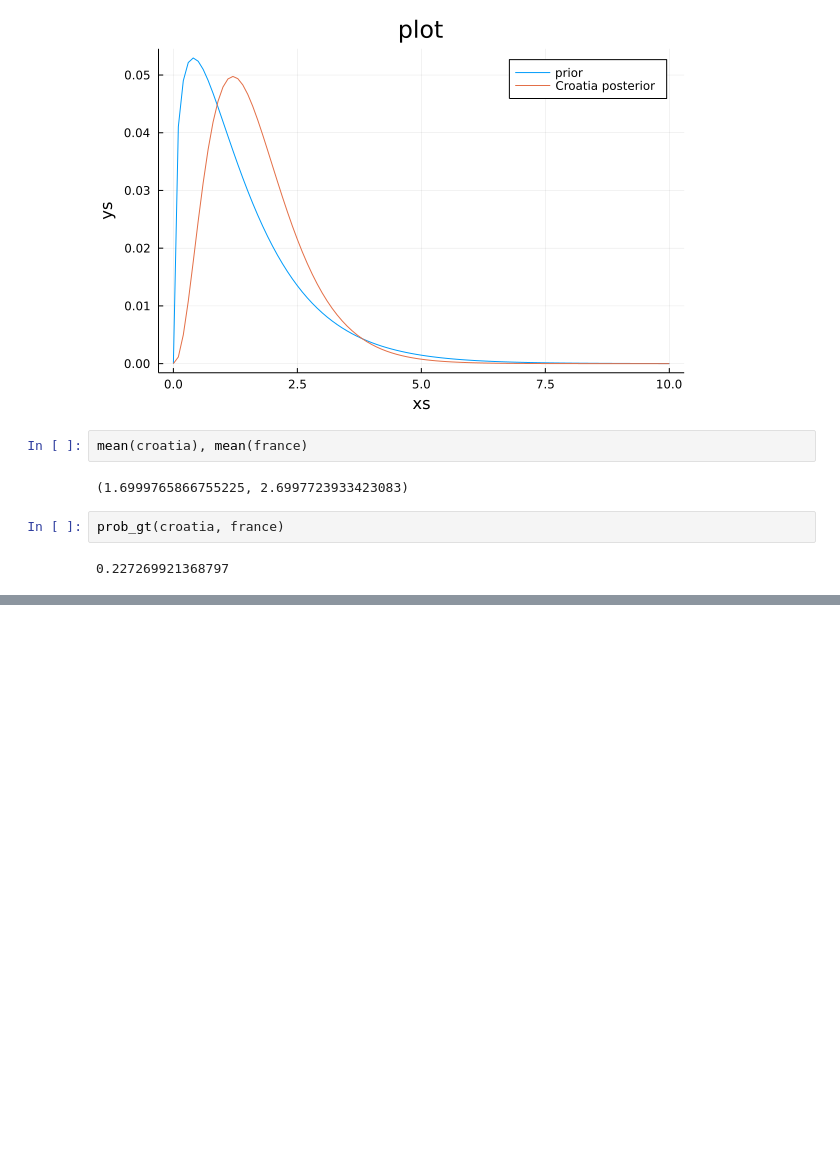
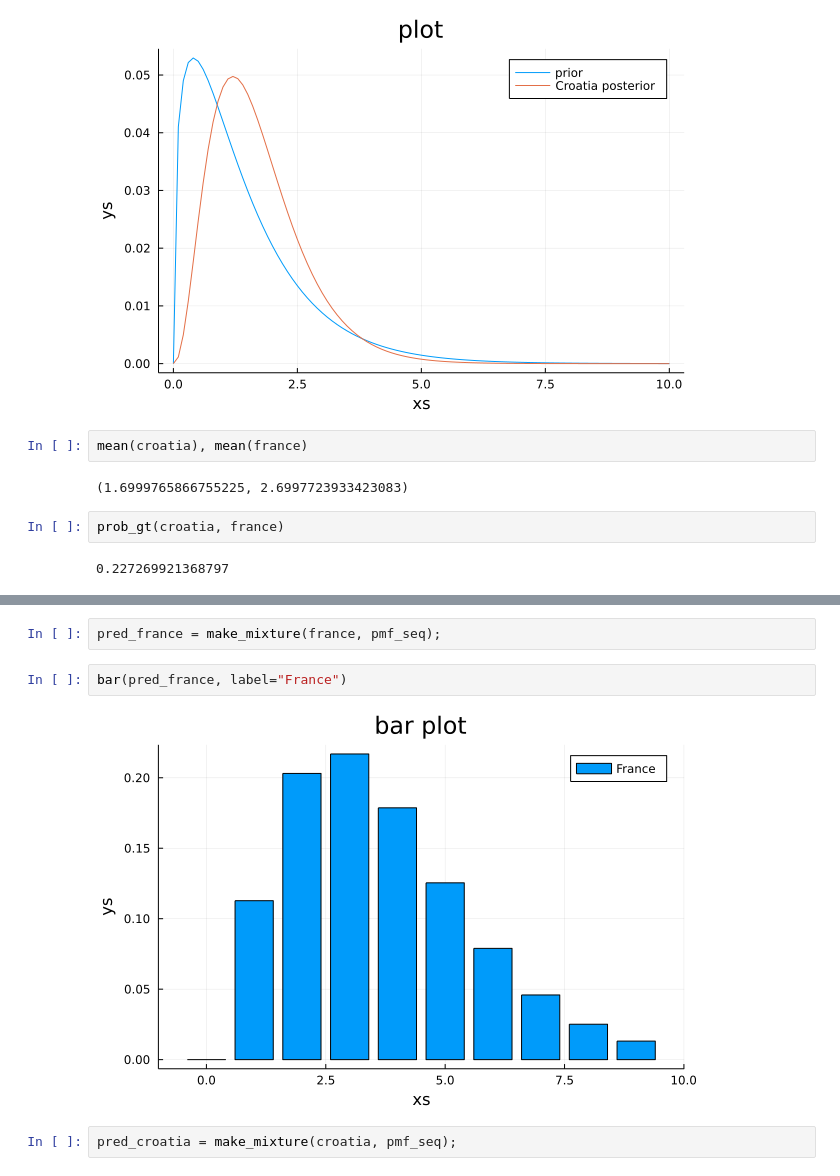
Before and after one commit to bwanab/ThinkBayes.jl, a Jupyter notebook: notebooks/think_bayes_in_julia_chapter_8.ipynb, the cells around one changed output, grey strips where cells are left out. Cells and saved outputs as stored; diff of their text form; blank space fills up the shorter version.

```diff
--- a/notebooks/think_bayes_in_julia_chapter_8.ipynb
+++ b/notebooks/think_bayes_in_julia_chapter_8.ipynb
@@ -83,0 +106,8 @@ prob_gt(croatia, france)
+# %%
+pred_france = make_mixture(france, pmf_seq);
+# %%
+bar(pred_france, label="France")
+# %% [output]
+[figure, added]
+# %%
+pred_croatia = make_mixture(croatia, pmf_seq);
```
Also changed, not shown: parts of 10 cells of this notebook, 1 other file.
